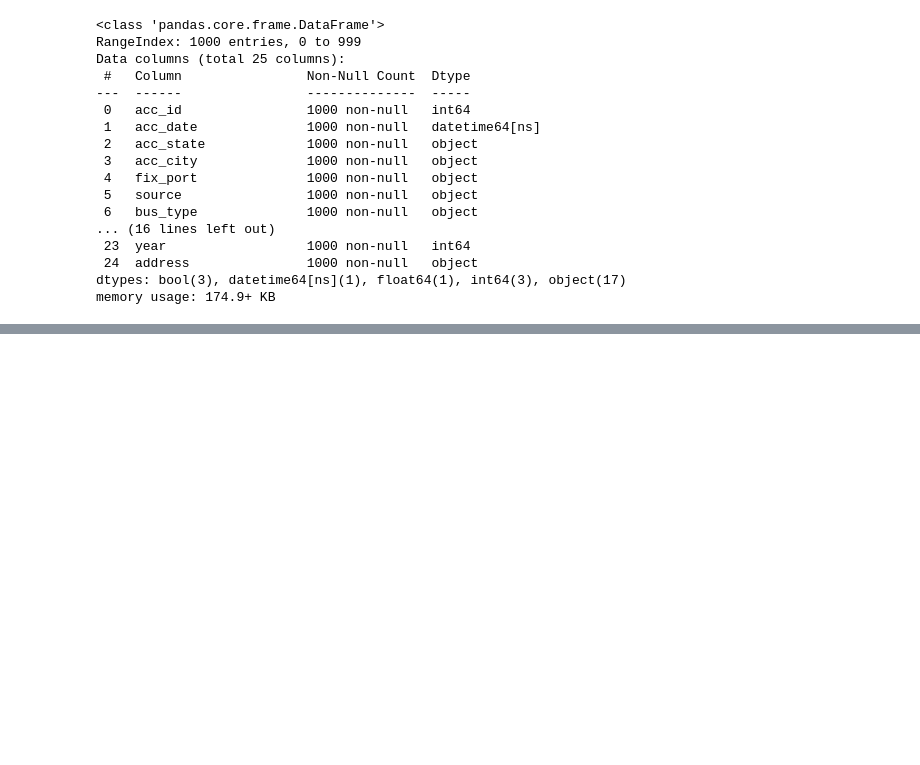
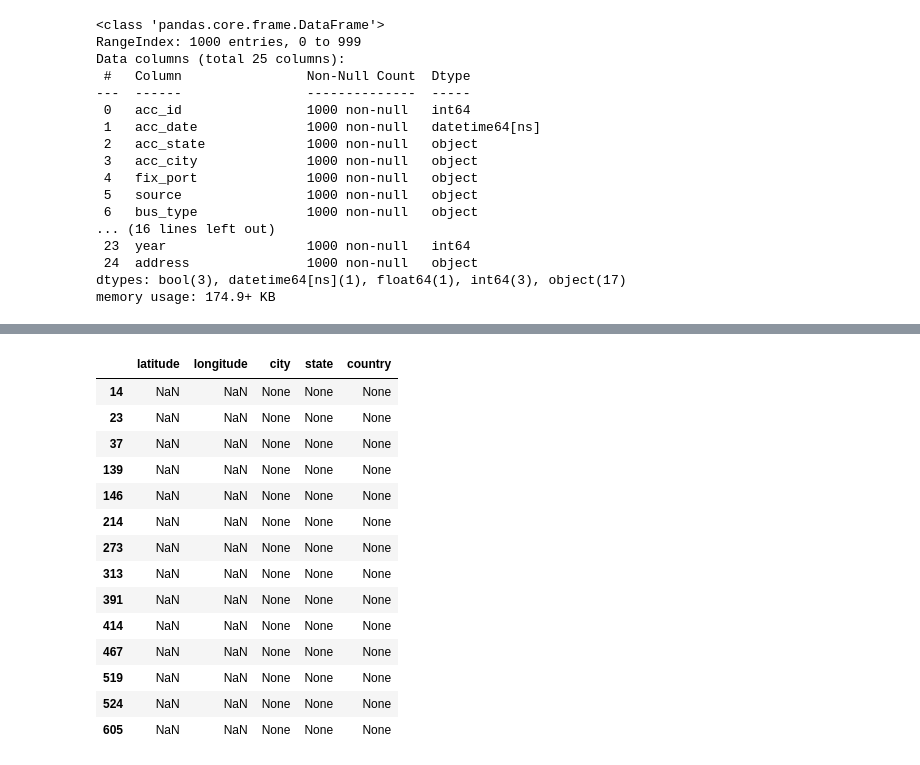
Before and after one commit to VM7568/smu_project3_themeparks, a Jupyter notebook: Vanessa's Work/themepark_data.ipynb, the cells around one changed output, grey strips where cells are left out. Cells and saved outputs as stored; diff of their text form; code cells hidden in the pictures; blank space fills up the shorter version.

```diff
--- a/Vanessa's Work/themepark_data.ipynb
+++ b/Vanessa's Work/themepark_data.ipynb
@@ -75,3 +169,3 @@ memory usage: 174.9+ KB
 # %%
-address = df.address[0]
+address = city_df.address[0]
 address
@@ -192,0 +317,18 @@ df
+# %%
+loc_df[loc_df.isnull().any(axis=1)]
+# %% [output]
+|  | latitude | longitude | city | state | country |
+| 14 | NaN | NaN | None | None | None |
+| 23 | NaN | NaN | None | None | None |
+| 37 | NaN | NaN | None | None | None |
+| 139 | NaN | NaN | None | None | None |
+| 146 | NaN | NaN | None | None | None |
+| 214 | NaN | NaN | None | None | None |
+| 273 | NaN | NaN | None | None | None |
+| 313 | NaN | NaN | None | None | None |
+| 391 | NaN | NaN | None | None | None |
+| 414 | NaN | NaN | None | None | None |
+| 467 | NaN | NaN | None | None | None |
+| 519 | NaN | NaN | None | None | None |
+| 524 | NaN | NaN | None | None | None |
+| 605 | NaN | NaN | None | None | None |
```
Also changed, not shown: parts of 26 cells of this notebook, 17 other files.
